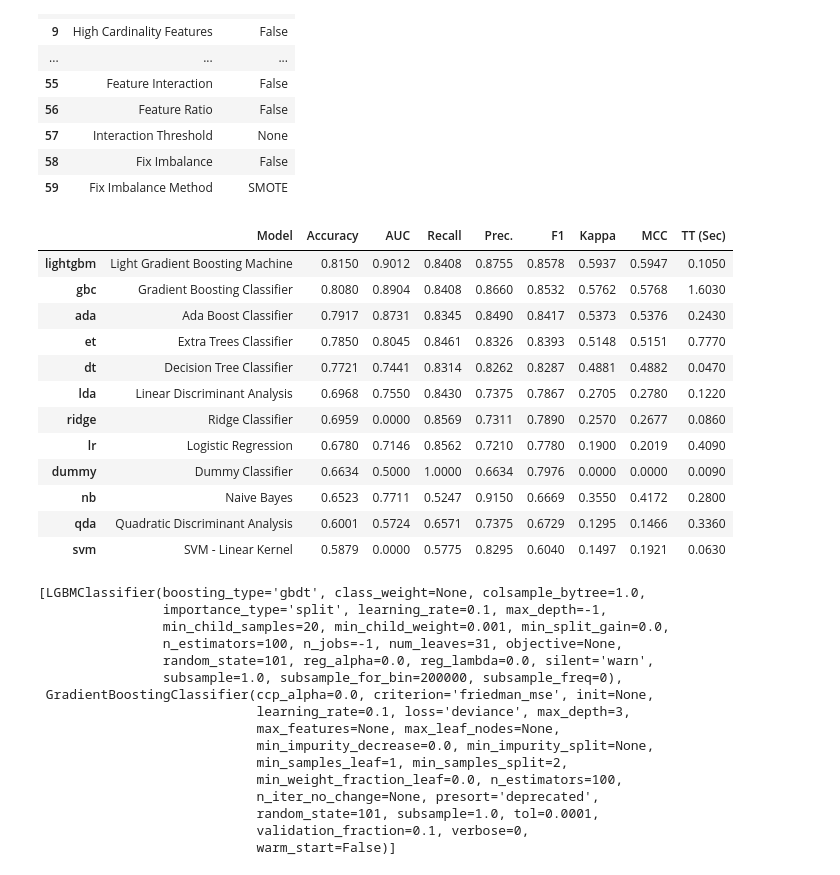
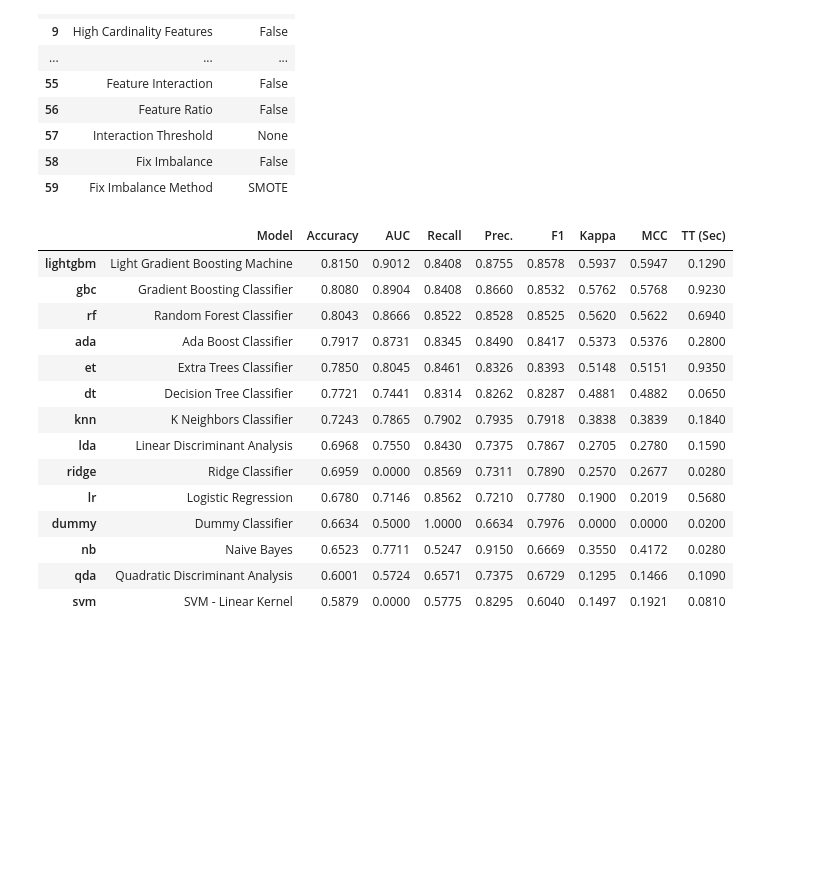
Before and after one commit to isotopi/Android_Permission, a Jupyter notebook: notebooks/android_permission.ipynb, the cells around one changed output. Cells and saved outputs as stored; diff of their text form; code cells hidden in the pictures; blank space fills up the shorter version.

Commit message:
comparing models

```diff
--- a/notebooks/android_permission.ipynb
+++ b/notebooks/android_permission.ipynb
@@ -235,34 +221,20 @@ clf = setup(data = df, target = 'Class', train_size = 0.7, silent=True, session_
 | 58 | Fix Imbalance | False |
 | 59 | Fix Imbalance Method | SMOTE |
 # %%
-compare_models(n_select=2)
+top3 = compare_models(n_select=3)
 # %% [output]
 |  | Model | Accuracy | AUC | Recall | Prec. | F1 | Kappa | MCC | TT (Sec) |
-| lightgbm | Light Gradient Boosting Machine | 0.8150 | 0.9012 | 0.8408 | 0.8755 | 0.8578 | 0.5937 | 0.5947 | 0.1050 |
-| gbc | Gradient Boosting Classifier | 0.8080 | 0.8904 | 0.8408 | 0.8660 | 0.8532 | 0.5762 | 0.5768 | 1.6030 |
-| ada | Ada Boost Classifier | 0.7917 | 0.8731 | 0.8345 | 0.8490 | 0.8417 | 0.5373 | 0.5376 | 0.2430 |
-| et | Extra Trees Classifier | 0.7850 | 0.8045 | 0.8461 | 0.8326 | 0.8393 | 0.5148 | 0.5151 | 0.7770 |
-| dt | Decision Tree Classifier | 0.7721 | 0.7441 | 0.8314 | 0.8262 | 0.8287 | 0.4881 | 0.4882 | 0.0470 |
-| lda | Linear Discriminant Analysis | 0.6968 | 0.7550 | 0.8430 | 0.7375 | 0.7867 | 0.2705 | 0.2780 | 0.1220 |
-| ridge | Ridge Classifier | 0.6959 | 0.0000 | 0.8569 | 0.7311 | 0.7890 | 0.2570 | 0.2677 | 0.0860 |
-| lr | Logistic Regression | 0.6780 | 0.7146 | 0.8562 | 0.7210 | 0.7780 | 0.1900 | 0.2019 | 0.4090 |
-| dummy | Dummy Classifier | 0.6634 | 0.5000 | 1.0000 | 0.6634 | 0.7976 | 0.0000 | 0.0000 | 0.0090 |
-| nb | Naive Bayes | 0.6523 | 0.7711 | 0.5247 | 0.9150 | 0.6669 | 0.3550 | 0.4172 | 0.2800 |
-| qda | Quadratic Discriminant Analysis | 0.6001 | 0.5724 | 0.6571 | 0.7375 | 0.6729 | 0.1295 | 0.1466 | 0.3360 |
-| svm | SVM - Linear Kernel | 0.5879 | 0.0000 | 0.5775 | 0.8295 | 0.6040 | 0.1497 | 0.1921 | 0.0630 |
+| lightgbm | Light Gradient Boosting Machine | 0.8150 | 0.9012 | 0.8408 | 0.8755 | 0.8578 | 0.5937 | 0.5947 | 0.1290 |
+| gbc | Gradient Boosting Classifier | 0.8080 | 0.8904 | 0.8408 | 0.8660 | 0.8532 | 0.5762 | 0.5768 | 0.9230 |
+| rf | Random Forest Classifier | 0.8043 | 0.8666 | 0.8522 | 0.8528 | 0.8525 | 0.5620 | 0.5622 | 0.6940 |
+| ada | Ada Boost Classifier | 0.7917 | 0.8731 | 0.8345 | 0.8490 | 0.8417 | 0.5373 | 0.5376 | 0.2800 |
+| et | Extra Trees Classifier | 0.7850 | 0.8045 | 0.8461 | 0.8326 | 0.8393 | 0.5148 | 0.5151 | 0.9350 |
+| dt | Decision Tree Classifier | 0.7721 | 0.7441 | 0.8314 | 0.8262 | 0.8287 | 0.4881 | 0.4882 | 0.0650 |
+| knn | K Neighbors Classifier | 0.7243 | 0.7865 | 0.7902 | 0.7935 | 0.7918 | 0.3838 | 0.3839 | 0.1840 |
+| lda | Linear Discriminant Analysis | 0.6968 | 0.7550 | 0.8430 | 0.7375 | 0.7867 | 0.2705 | 0.2780 | 0.1590 |
+| ridge | Ridge Classifier | 0.6959 | 0.0000 | 0.8569 | 0.7311 | 0.7890 | 0.2570 | 0.2677 | 0.0280 |
+| lr | Logistic Regression | 0.6780 | 0.7146 | 0.8562 | 0.7210 | 0.7780 | 0.1900 | 0.2019 | 0.5680 |
+| dummy | Dummy Classifier | 0.6634 | 0.5000 | 1.0000 | 0.6634 | 0.7976 | 0.0000 | 0.0000 | 0.0200 |
+| nb | Naive Bayes | 0.6523 | 0.7711 | 0.5247 | 0.9150 | 0.6669 | 0.3550 | 0.4172 | 0.0280 |
+| qda | Quadratic Discriminant Analysis | 0.6001 | 0.5724 | 0.6571 | 0.7375 | 0.6729 | 0.1295 | 0.1466 | 0.1090 |
+| svm | SVM - Linear Kernel | 0.5879 | 0.0000 | 0.5775 | 0.8295 | 0.6040 | 0.1497 | 0.1921 | 0.0810 |
-[LGBMClassifier(boosting_type='gbdt', class_weight=None, colsample_bytree=1.0,
-                importance_type='split', learning_rate=0.1, max_depth=-1,
-                min_child_samples=20, min_child_weight=0.001, min_split_gain=0.0,
-                n_estimators=100, n_jobs=-1, num_leaves=31, objective=None,
-                random_state=101, reg_alpha=0.0, reg_lambda=0.0, silent='warn',
-                subsample=1.0, subsample_for_bin=200000, subsample_freq=0),
- GradientBoostingClassifier(ccp_alpha=0.0, criterion='friedman_mse', init=None,
-                            learning_rate=0.1, loss='deviance', max_depth=3,
-                            max_features=None, max_leaf_nodes=None,
-                            min_impurity_decrease=0.0, min_impurity_split=None,
-                            min_samples_leaf=1, min_samples_split=2,
-                            min_weight_fraction_leaf=0.0, n_estimators=100,
-                            n_iter_no_change=None, presort='deprecated',
-                            random_state=101, subsample=1.0, tol=0.0001,
-                            validation_fraction=0.1, verbose=0,
-                            warm_start=False)]
```
Also changed, not shown: parts of 70 cells of this notebook.
